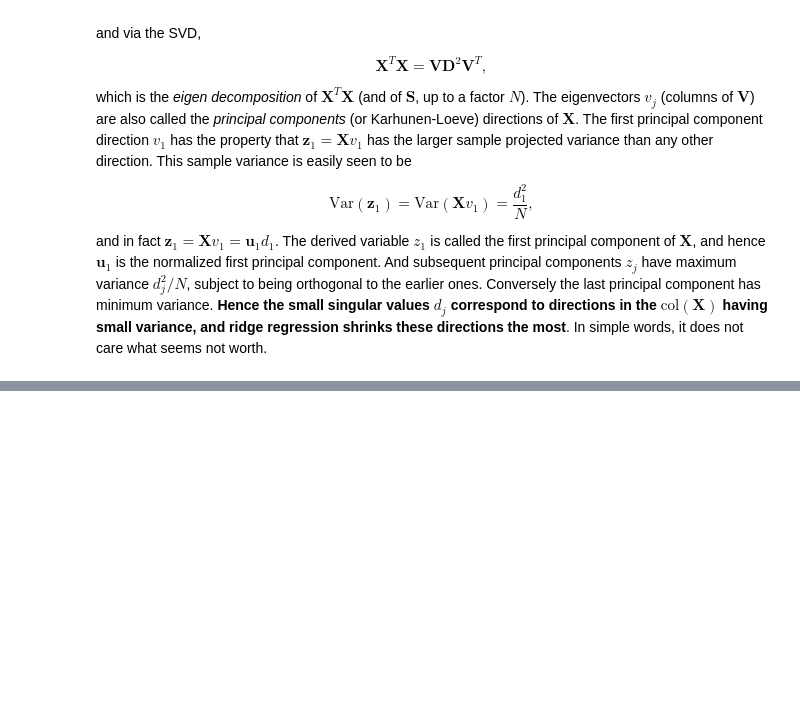
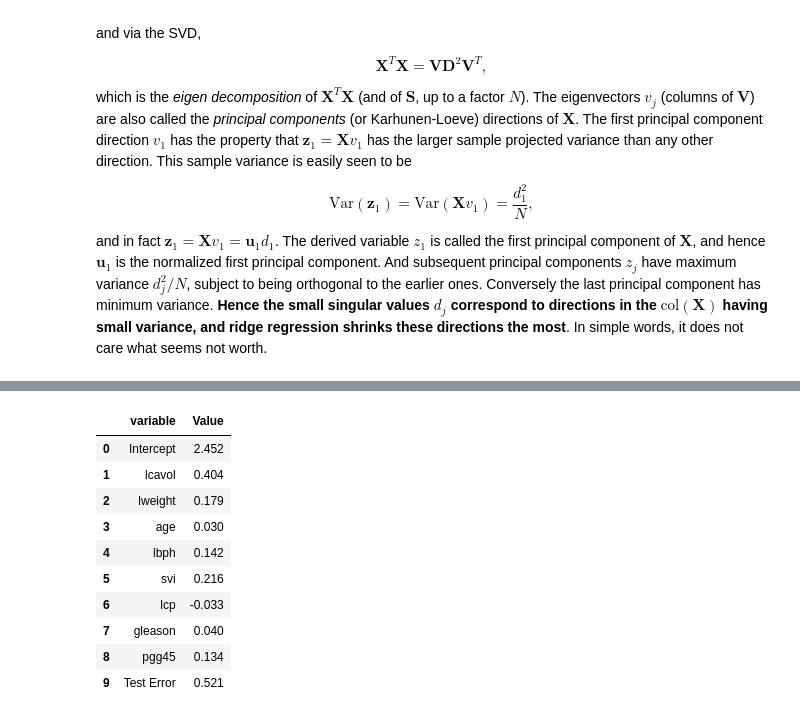
Before and after one commit to oceanumeric/ESL, a Jupyter notebook: ch3/3.4-shrinkage-methods.ipynb, the cells around one changed output, grey strips where cells are left out. Saved outputs shown, nothing was run; the diff lists cells and outputs as text; code cells hidden in the pictures; blank space fills up the shorter version.

```diff
--- a/ch3/3.4-shrinkage-methods.ipynb
+++ b/ch3/3.4-shrinkage-methods.ipynb
@@ -255,0 +233,14 @@ axes[0].bar(range(1, len(ex_var_ratio)+1), ex_var_ratio)
+# %%
+lr.cross_validation_ridge()
+# %% [output]
+|  | variable | Value |
+| 0 | Intercept | 2.452 |
+| 1 | lcavol | 0.404 |
+| 2 | lweight | 0.179 |
+| 3 | age | 0.030 |
+| 4 | lbph | 0.142 |
+| 5 | svi | 0.216 |
+| 6 | lcp | -0.033 |
+| 7 | gleason | 0.040 |
+| 8 | pgg45 | 0.134 |
+| 9 | Test Error | 0.521 |
```
Also changed, not shown: parts of 8 cells of this notebook, 1 other file.
